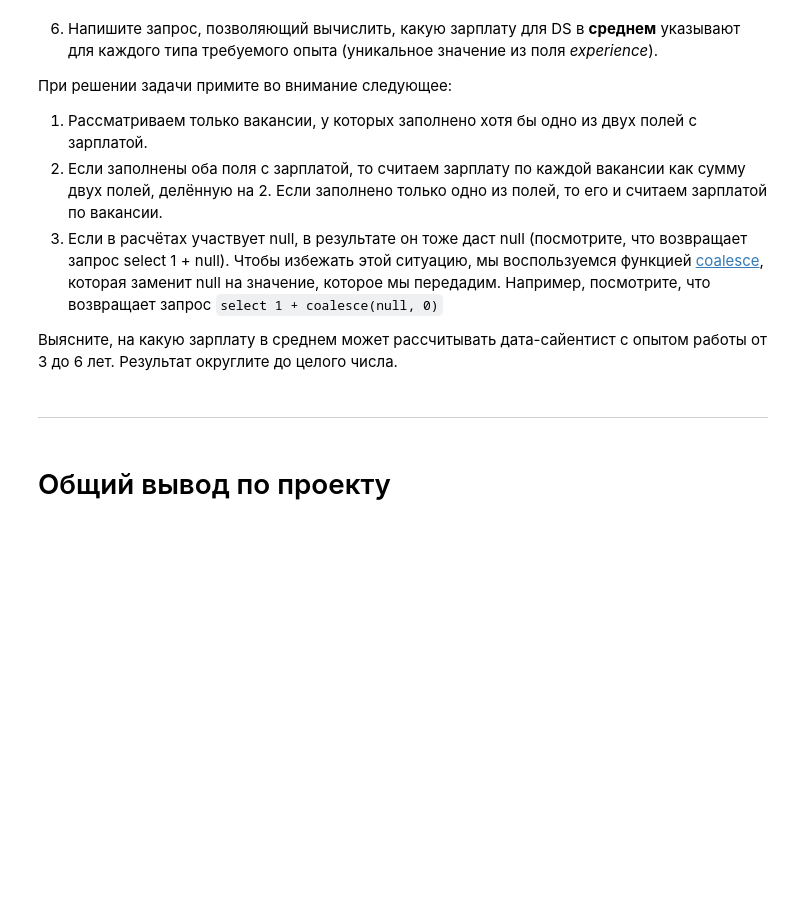
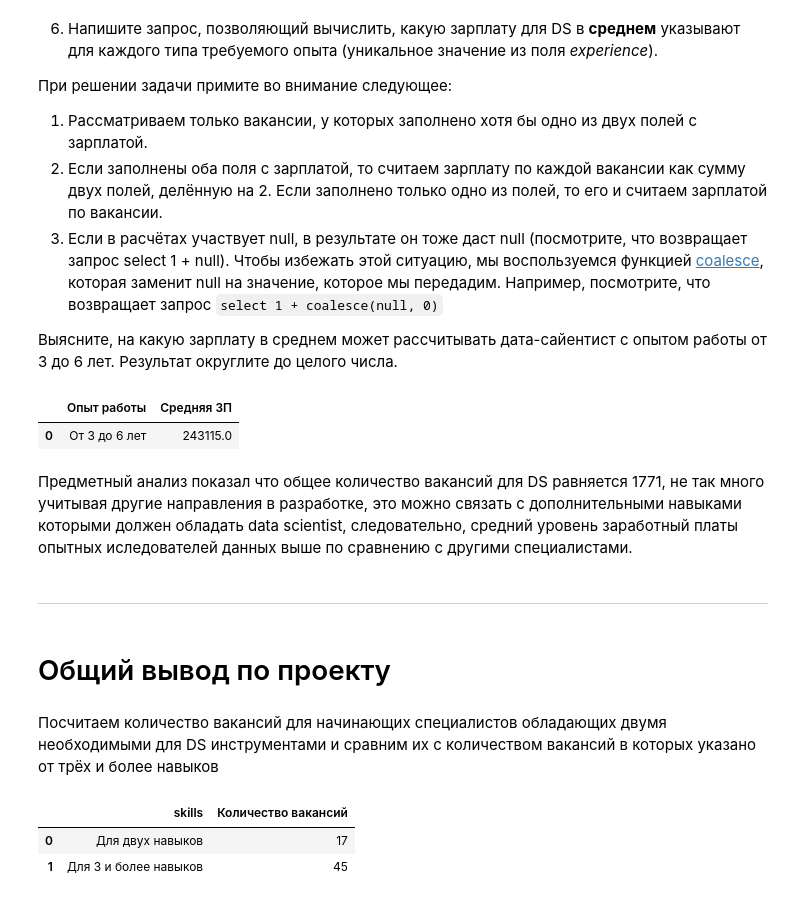
Before and after one commit to SemKhrom/DataScienceProject, a Jupyter notebook: project_2/Project-2.hh_database.ipynb, the cells around one changed output. Drawn from its saved outputs; the diff is of its cells as text; code cells hidden in the pictures; blank space fills up the shorter version.

```diff
--- a/project_2/Project-2.hh_database.ipynb
+++ b/project_2/Project-2.hh_database.ipynb
@@ -469,4 +568,6 @@ million_cities
 # %%
-# результат запроса
+avg_salary_for_DS = pd.read_sql_query(query_6_6, connection)
+avg_salary_for_DS
+# %% [output]
+|  | Опыт работы | Средняя ЗП |
+| 0 | От 3 до 6 лет | 243115.0 |
-# %% [markdown]
-***
@@ -475,3 +574,10 @@ million_cities
+# %% [markdown]
+Предметный анализ показал что общее количество вакансий для DS равняется 1771, не так много учитывая другие направления в разработке, это можно связать с дополнительными навыками которыми должен обладать data scientist, следовательно, средний уровень заработный платы опытных иследователей данных выше по сравнению с другими специалистами.
+# %% [markdown]
+***
 # %% [markdown]
 # Общий вывод по проекту
+# %% [markdown]
+Посчитаем количество вакансий для начинающих специалистов обладающих двумя
+необходимыми для DS инструментами и сравним их с количеством вакансий в которых указано от трёх и более навыков
 # %%
@@ -479,0 +626,7 @@ million_cities
+# %%
+skills_count = pd.read_sql_query(query_7, connection)
+skills_count
+# %% [output]
+|  | skills | Количество вакансий |
+| 0 | Для двух навыков | 17 |
+| 1 | Для 3 и более навыков | 45 |
```
Also changed, not shown: parts of 15 cells of this notebook.
